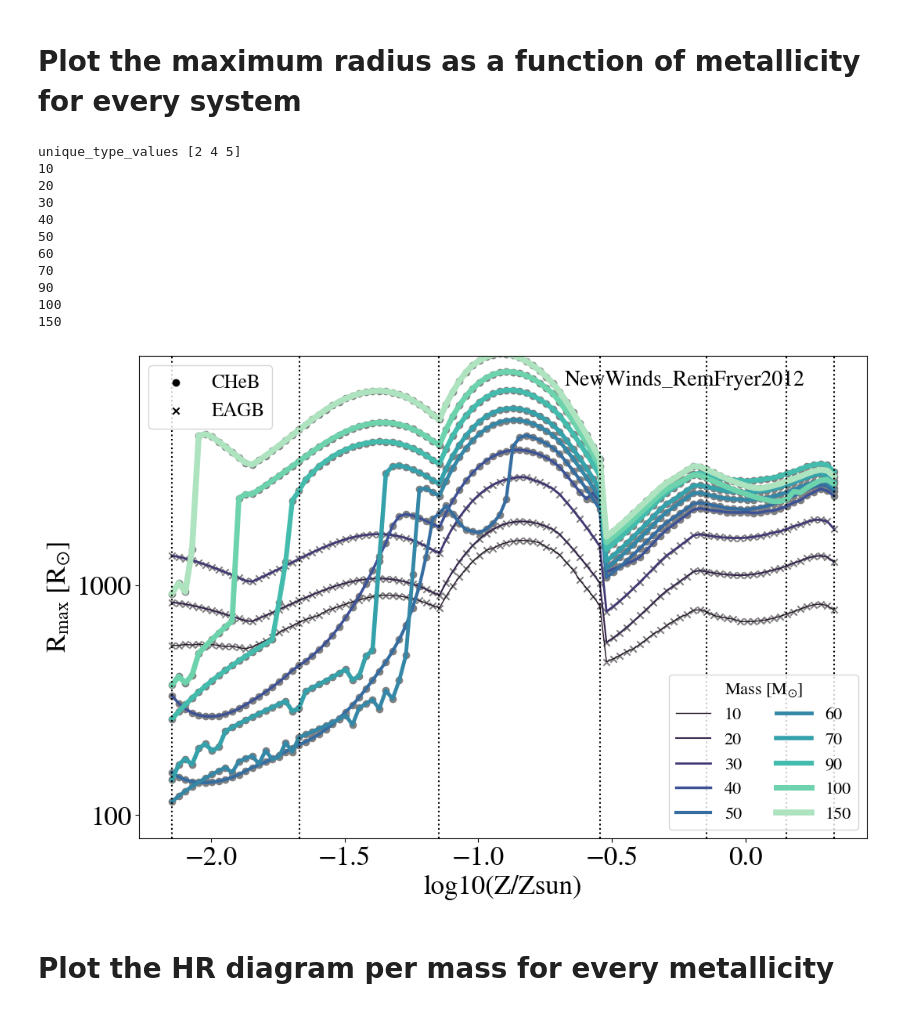
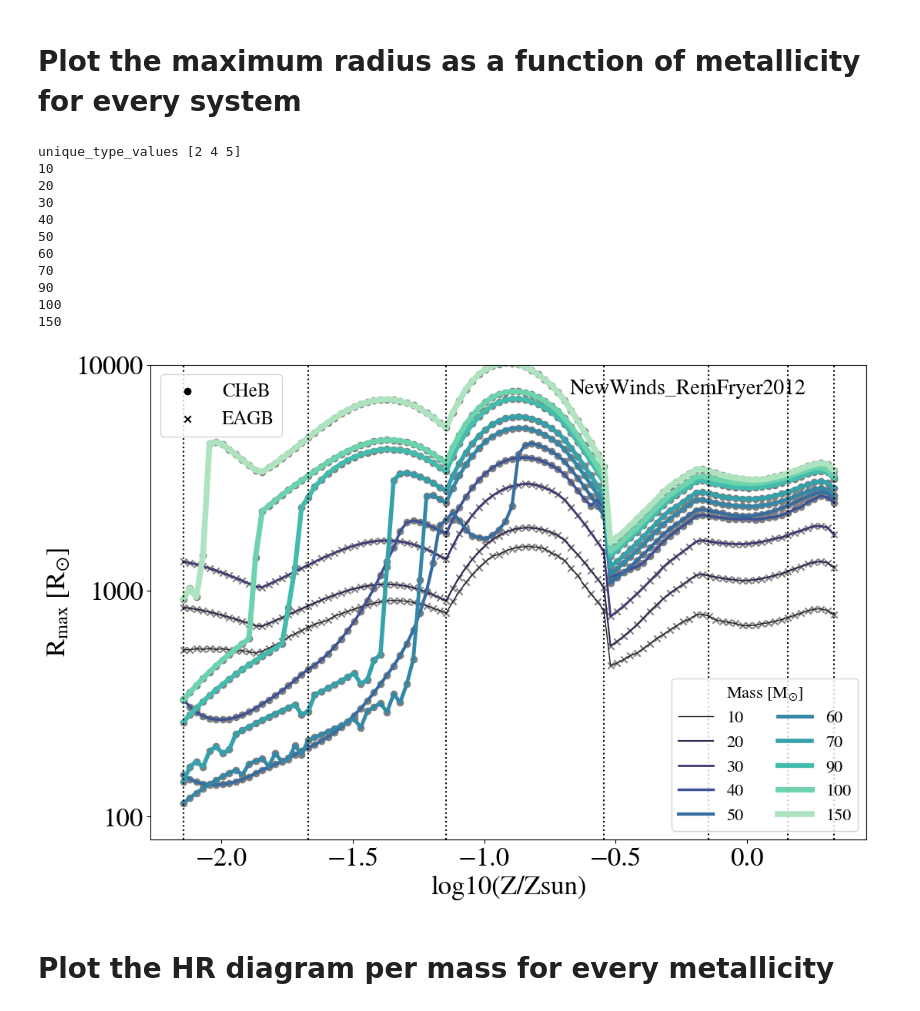
Before and after one commit to LiekeVanSon/ZdependentFormEff, a Jupyter notebook: code/run_data/SingleStarInspectionPerMetallicity.ipynb, the cells around one changed output. Saved outputs shown, nothing was run; the diff lists cells and outputs as text; code cells hidden in the pictures.

Commit message:
analaysed and inspected new run w. compas v 3

```diff
--- a/code/run_data/SingleStarInspectionPerMetallicity.ipynb
+++ b/code/run_data/SingleStarInspectionPerMetallicity.ipynb
@@ -45,9 +44,13 @@ plt.rc('legend', fontsize=SMALL_SIZE)    # legend fontsize
 #################################################################
 ##   Parameters to set
 #################################################################
+home_dir        = os.path.expanduser("~")
 proj_dir        = home_dir +'/Winds2/' #+ '/Documents/Projects/'
+
 sim_name        = "NewWinds_RemFryer2012"#"OldWinds_RemFryer2012" # sim_name determines which flags to run COMPAS with
-root_out_dir    = f"/mnt/home/lvanson/ceph/CompasOutput/v02.46.01/{sim_name}"
+compas_v        = "v03.01.02" #"v02.46.01/"#v02.35.02/"
+root_out_dir    =  f"{home_dir}/ceph/CompasOutput/{compas_v}/{sim_name}"
+
 
 Z_array         = np.logspace(-4,np.log10(0.03), num=100)
 sma             = 10000.
@@ -438,36 +455,36 @@ ax.vlines(np.log10(Hurley_Z/0.014), 1.9, 4, colors = 'k', linestyles = 'dotted')
 # Write the variation name
 ax.text(0.75, 0.95, sim_name, fontsize =20, transform=ax.transAxes, ha = 'center', va = 'center')
 
 # Add the first legend manually to the current Axes.
 ax = plt.gca().add_artist(first_legend)
 
 # Make little legend for the markers
 marker_legends = []
 for key in marker_dict:
     marker_legends.append(plt.scatter([], [], c='k', marker=marker_dict[key], label=f"{Stellar_Type_table['types'][key]}"))
 plt.legend(handles=marker_legends, loc='upper left')
 
 plt.xlabel('log10(Z/Zsun)')
 # Set the y-ticks and their labels
-plt.yticks([1, 2, 3, 4.5], ['10','100', '1000', '10000'])
-plt.ylim(1.9, 4)
+plt.yticks([1, 2, 3, 4.], ['10','100', '1000', '10000'])
+plt.ylim(1.9, 4.)
 plt.ylabel('R$_{\mathrm{max} }$ [R$_{\odot}$]')
 plt.savefig(f'{root_out_dir}/plots/MaxRadius_perZ.pdf',bbox_inches='tight')
 
 plt.show()
 # %% [output]
 unique_type_values [2 4 5]
 10
 20
 30
 40
 50
 60
 70
 90
 100
 150
-[figure, old version]
+[figure, new version]
 # %% [markdown]
 # Plot the HR diagram per mass for every metallicity
 # %%
```
Also changed, not shown: parts of 4 cells of this notebook, 6 other files.
